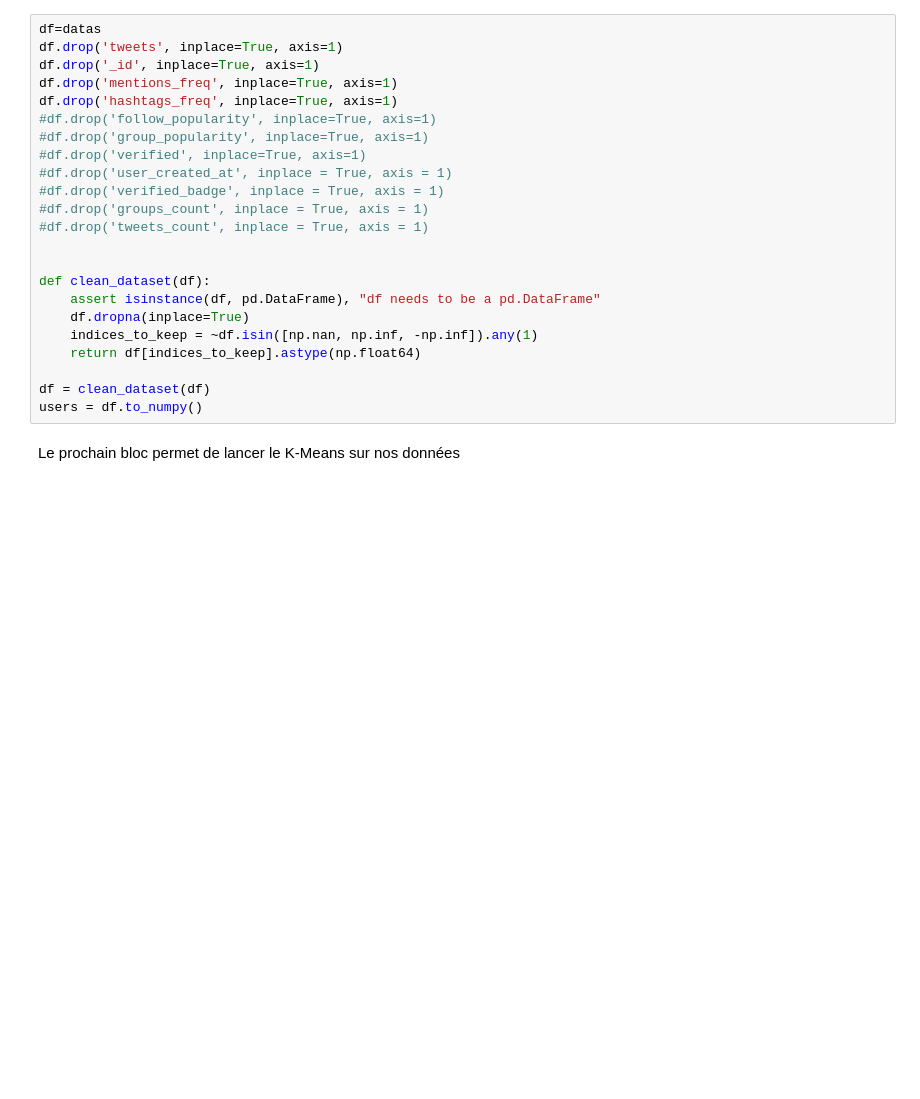
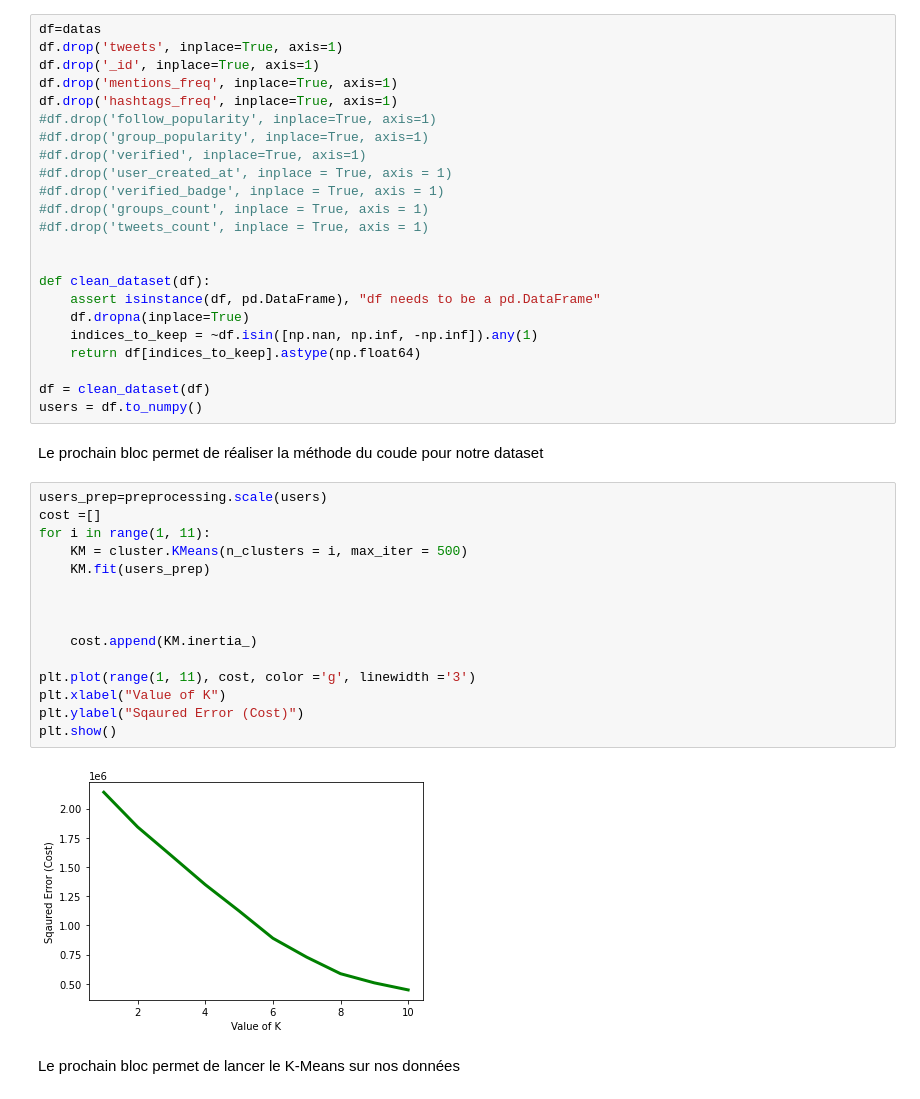
Before and after one commit to vallhallalm/Projet-analyse-de-Tweet, a Jupyter notebook: K-Means.ipynb, the cells around one changed output. Cells and saved outputs as stored; diff of their text form; blank space fills up the shorter version.

```diff
--- a/K-Means.ipynb
+++ b/K-Means.ipynb
@@ -64,6 +64,25 @@ def clean_dataset(df):
 
 df = clean_dataset(df)
 users = df.to_numpy()
+# %% [markdown]
+Le prochain bloc permet de réaliser la méthode du coude pour notre dataset
+# %%
+users_prep=preprocessing.scale(users)
+cost =[]
+for i in range(1, 11):
+    KM = cluster.KMeans(n_clusters = i, max_iter = 500)
+    KM.fit(users_prep)
+
+
+
+    cost.append(KM.inertia_)
+
+plt.plot(range(1, 11), cost, color ='g', linewidth ='3')
+plt.xlabel("Value of K")
+plt.ylabel("Sqaured Error (Cost)")
+plt.show()
+# %% [output]
+[figure, added]
 # %% [markdown]
 Le prochain bloc permet de lancer le K-Means sur nos données
 # %%
```
Also changed, not shown: parts of 1 cell of this notebook, 2 other files.
